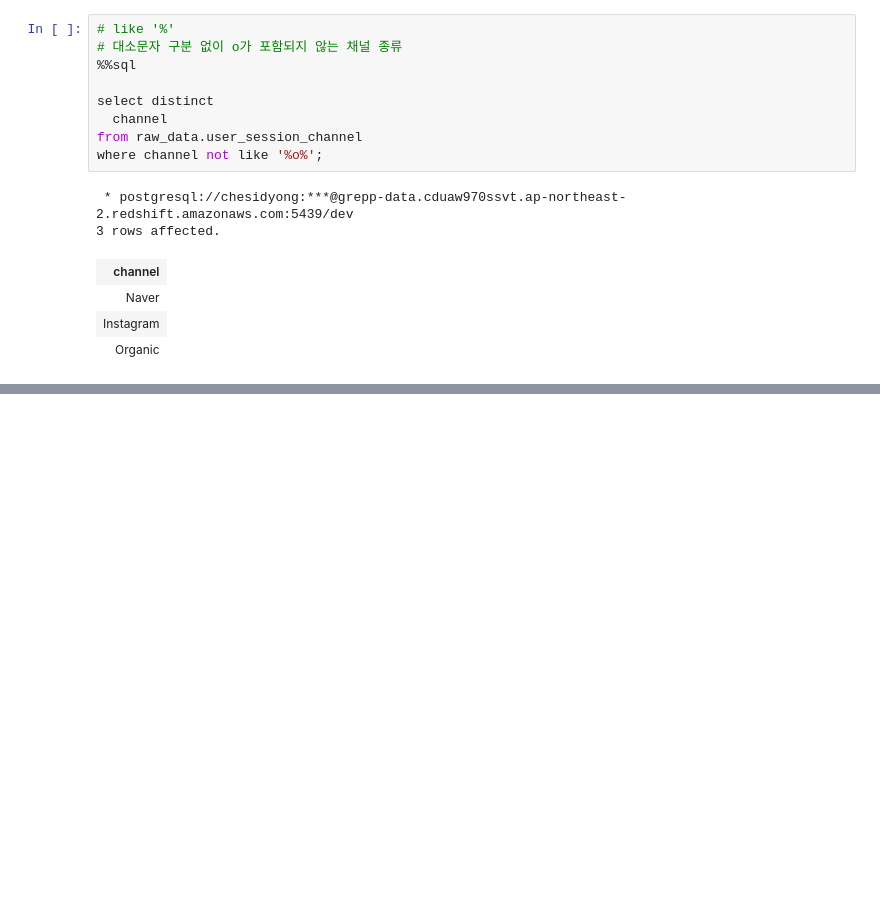
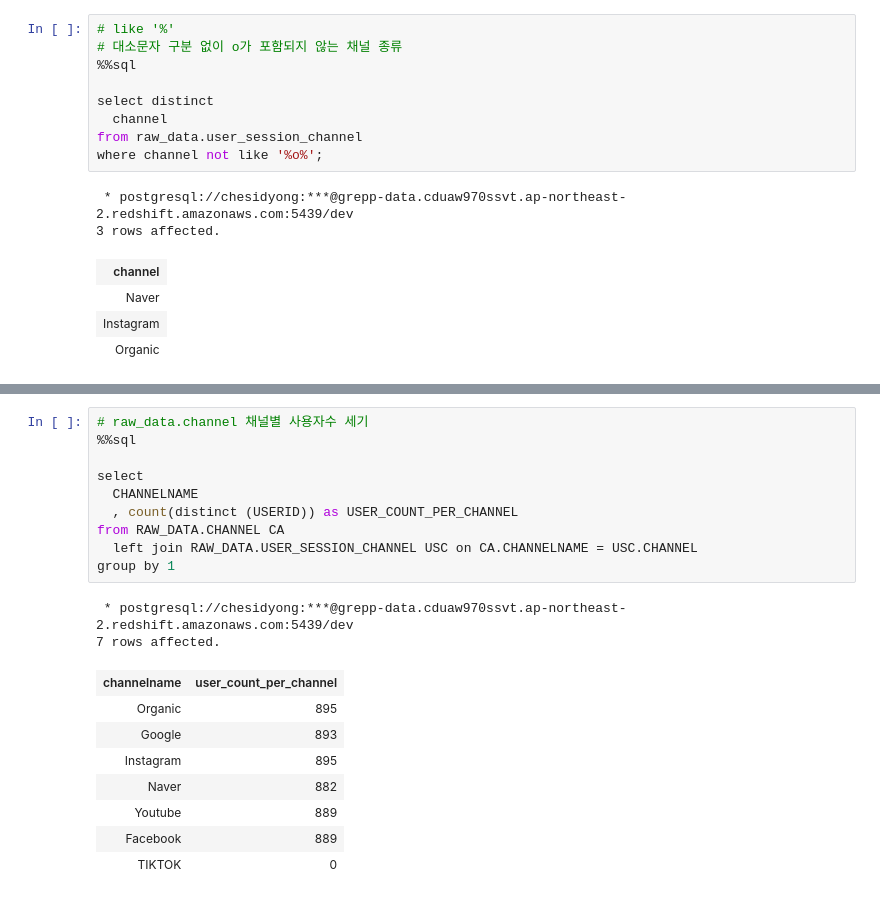
Before and after one commit to yongjunleeme/data-engineering-study, a Jupyter notebook: sql_week3.ipynb, the cells around one changed output, grey strips where cells are left out. Saved outputs shown, nothing was run; the diff lists cells and outputs as text; blank space fills up the shorter version.

```diff
--- a/sql_week3.ipynb
+++ b/sql_week3.ipynb
@@ -212,0 +256,21 @@ from adhoc.yongjunlee_channel;
+# %%
+# raw_data.channel 채널별 사용자수 세기
+%%sql
+
+select
+  CHANNELNAME
+  , count(distinct (USERID)) as USER_COUNT_PER_CHANNEL
+from RAW_DATA.CHANNEL CA
+  left join RAW_DATA.USER_SESSION_CHANNEL USC on CA.CHANNELNAME = USC.CHANNEL
+group by 1
+# %% [output]
+ * postgresql://chesidyong:***@grepp-data.cduaw970ssvt.ap-northeast-2.redshift.amazonaws.com:5439/dev
+7 rows affected.
+| channelname | user_count_per_channel |
+| Organic | 895 |
+| Google | 893 |
+| Instagram | 895 |
+| Naver | 882 |
+| Youtube | 889 |
+| Facebook | 889 |
+| TIKTOK | 0 |
```
Also changed, not shown: parts of 15 cells of this notebook.
